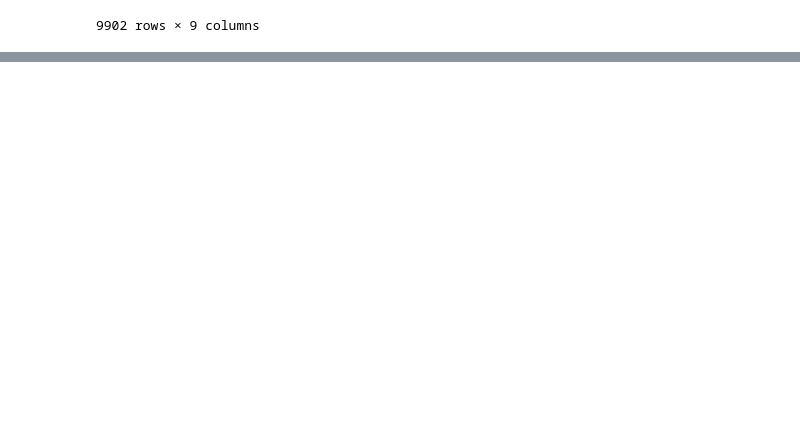
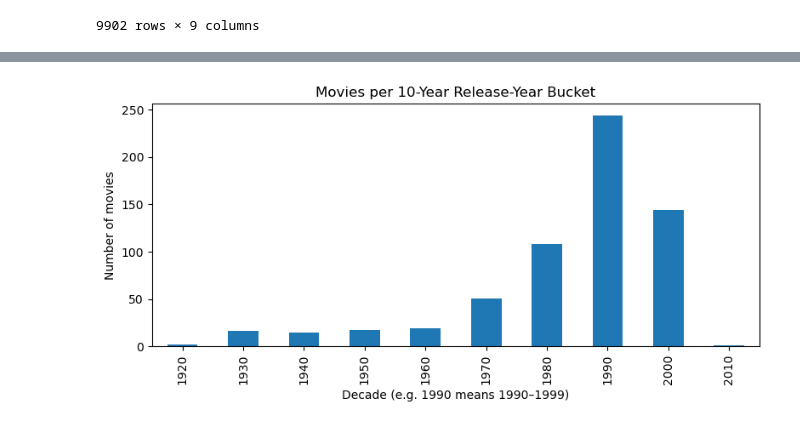
Before and after one commit to liasver/Psychological_Networks_Project, a Jupyter notebook: NetworkBuilder.ipynb, the cells around one changed output, grey strips where cells are left out. Drawn from its saved outputs; the diff is of its cells as text; code cells hidden in the pictures; blank space fills up the shorter version.

```diff
--- a/NetworkBuilder.ipynb
+++ b/NetworkBuilder.ipynb
@@ -299,0 +308,15 @@ df_conv[df_conv["movie_idx"] == mid]
+# %%
+df_year = df_post_meta.dropna(subset=['release_year']).copy()
+
+df_year['decade'] = (df_year['release_year'] // 10) * 10
+decade_counts = df_year['decade'].value_counts().sort_index()
+
+plt.figure(figsize=(8,4))
+decade_counts.plot(kind='bar')
+plt.xlabel('Decade (e.g. 1990 means 1990–1999)')
+plt.ylabel('Number of movies')
+plt.title('Movies per 10‐Year Release‐Year Bucket')
+plt.tight_layout()
+plt.show()
+# %% [output]
+[figure, added]
```
Also changed, not shown: parts of 18 cells of this notebook, 2 other files.
